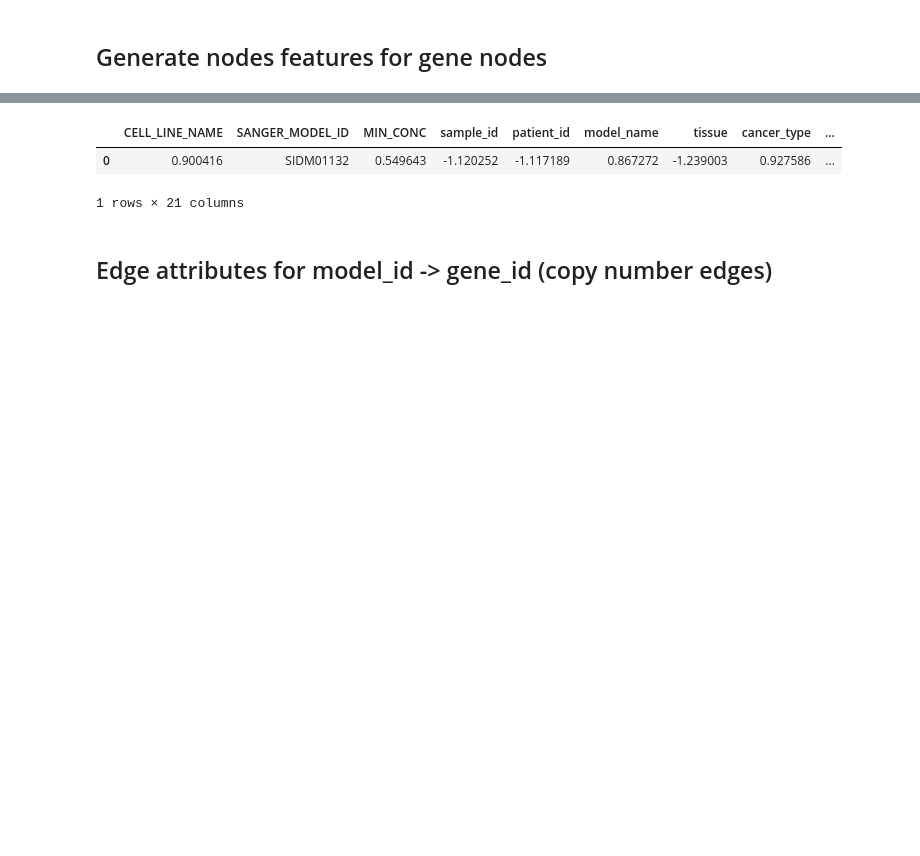
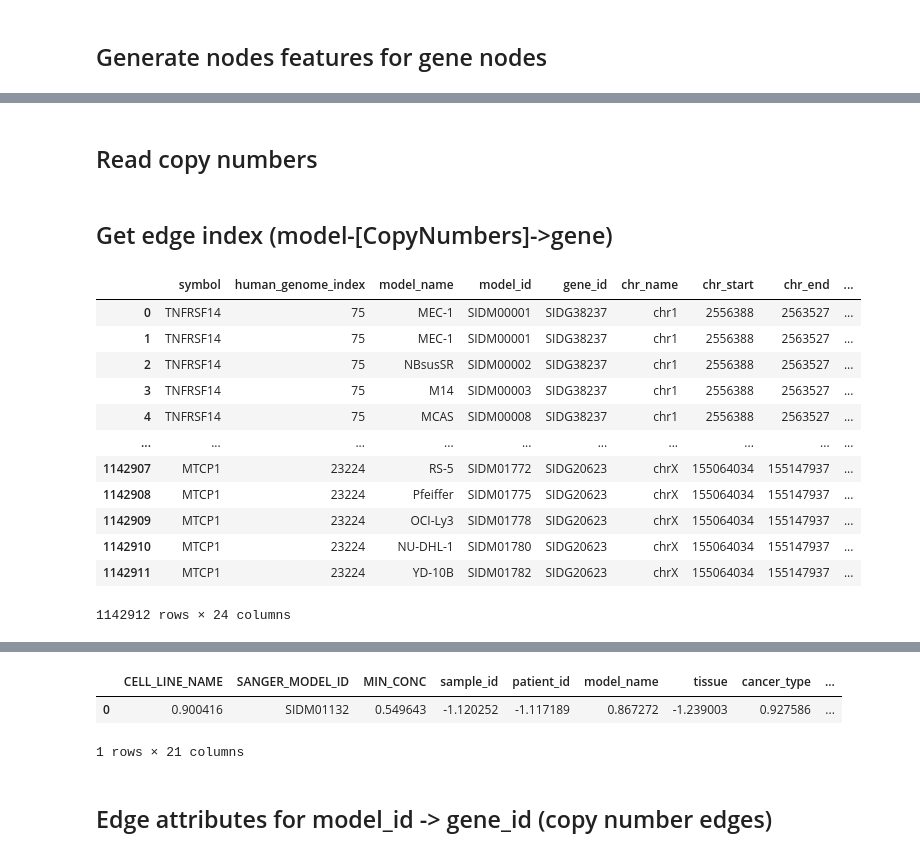
Before and after one commit to danielwalke/drug_efficiency, a Jupyter notebook: StandardAnalysis.ipynb, the cells around one changed output, grey strips where cells are left out. Saved outputs shown, nothing was run; the diff lists cells and outputs as text; code cells hidden in the pictures; blank space fills up the shorter version.

```diff
--- a/StandardAnalysis.ipynb
+++ b/StandardAnalysis.ipynb
@@ -17,6 +47,13 @@ human_genome = pd.read_csv("human_genome.tsv", sep="\t", header=None)
 # %% [markdown]
 ## Get gene symbols to human genome index dataframe (is in nested list semicolon, comma separated)
 # %%
-human_genome["human_genome_index"] = human_genome.index
+def get_gene_idx_to_gene_symbol(human_genome):
+    sem_split = human_genome[3].str.split("; ")
+    comma_split = sem_split.map(lambda n: n[0]).str.split(",")
+    exploded_gene_symbols = comma_split.explode().str.strip().to_frame()
+    exploded_gene_symbols = exploded_gene_symbols.rename(columns={3:"symbol"})
+    exploded_gene_symbols["human_genome_index"] = exploded_gene_symbols.index
+    exploded_gene_symbols = exploded_gene_symbols.reset_index(drop=True)
+    return exploded_gene_symbols
 # %%
-sem_split = human_genome[3].str.split("; ")
+gene_idx_to_gene_symbol_df = get_gene_idx_to_gene_symbol(human_genome)
@@ -174,0 +108,2 @@ model_features = model_drug_information[model_feature_columns].values
+# %% [markdown]
+## Read copy numbers
@@ -174,0 +112,19 @@ model_features = model_drug_information[model_feature_columns].values
+# %% [markdown]
+## Get edge index (model-[CopyNumbers]->gene)
+# %%
+human_genome_index_merged_copy_numbers = pd.merge(gene_idx_to_gene_symbol_df, copy_numbers, on="symbol", how = "inner")
+human_genome_index_merged_copy_numbers
+# %% [output]
+|  | symbol | human_genome_index | model_name | model_id | gene_id | chr_name | chr_start | chr_end | ... |
+| 0 | TNFRSF14 | 75 | MEC-1 | SIDM00001 | SIDG38237 | chr1 | 2556388 | 2563527 | ... |
+| 1 | TNFRSF14 | 75 | MEC-1 | SIDM00001 | SIDG38237 | chr1 | 2556388 | 2563527 | ... |
+| 2 | TNFRSF14 | 75 | NBsusSR | SIDM00002 | SIDG38237 | chr1 | 2556388 | 2563527 | ... |
+| 3 | TNFRSF14 | 75 | M14 | SIDM00003 | SIDG38237 | chr1 | 2556388 | 2563527 | ... |
+| 4 | TNFRSF14 | 75 | MCAS | SIDM00008 | SIDG38237 | chr1 | 2556388 | 2563527 | ... |
+| ... | ... | ... | ... | ... | ... | ... | ... | ... | ... |
+| 1142907 | MTCP1 | 23224 | RS-5 | SIDM01772 | SIDG20623 | chrX | 155064034 | 155147937 | ... |
+| 1142908 | MTCP1 | 23224 | Pfeiffer | SIDM01775 | SIDG20623 | chrX | 155064034 | 155147937 | ... |
+| 1142909 | MTCP1 | 23224 | OCI-Ly3 | SIDM01778 | SIDG20623 | chrX | 155064034 | 155147937 | ... |
+| 1142910 | MTCP1 | 23224 | NU-DHL-1 | SIDM01780 | SIDG20623 | chrX | 155064034 | 155147937 | ... |
+| 1142911 | MTCP1 | 23224 | YD-10B | SIDM01782 | SIDG20623 | chrX | 155064034 | 155147937 | ... |
+1142912 rows × 24 columns
```
Also changed, not shown: parts of 41 cells of this notebook.
